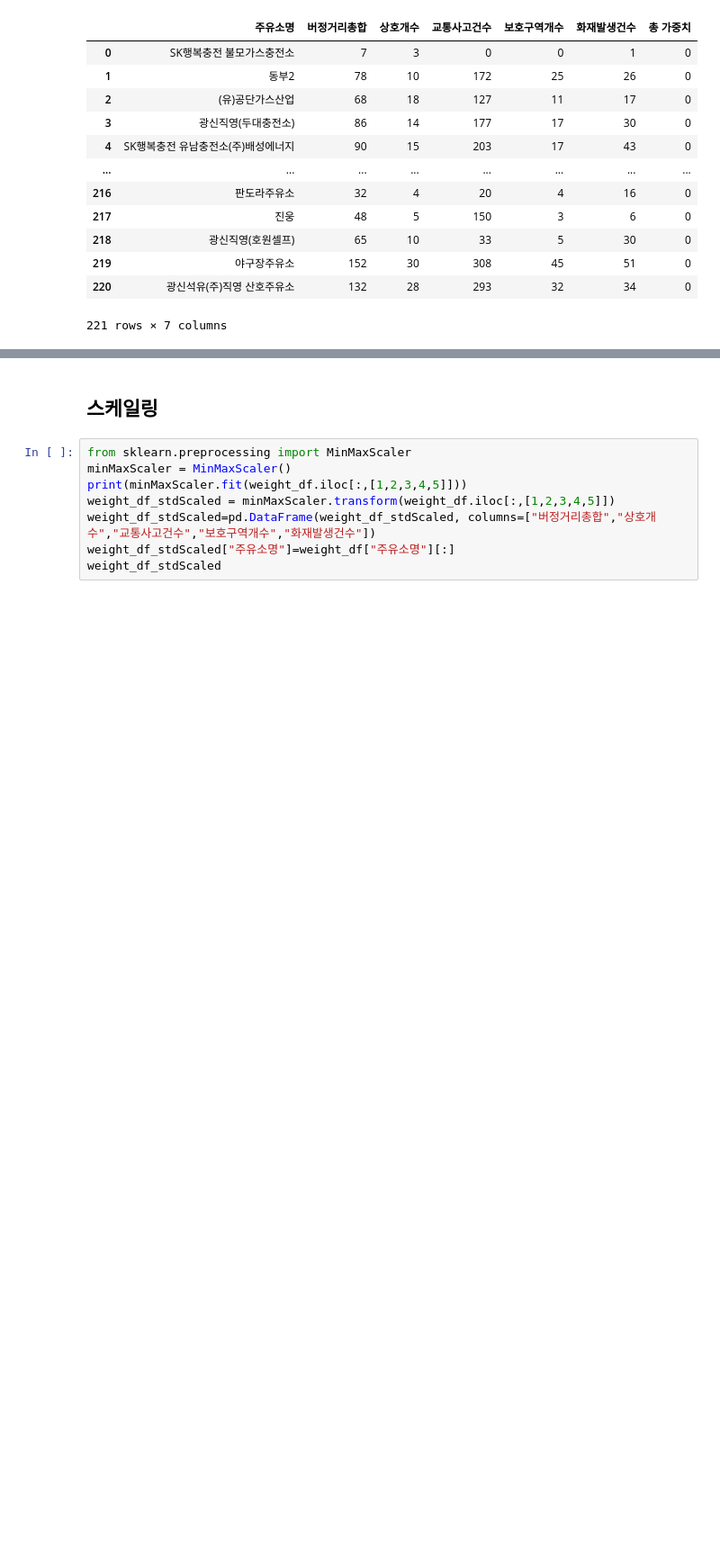
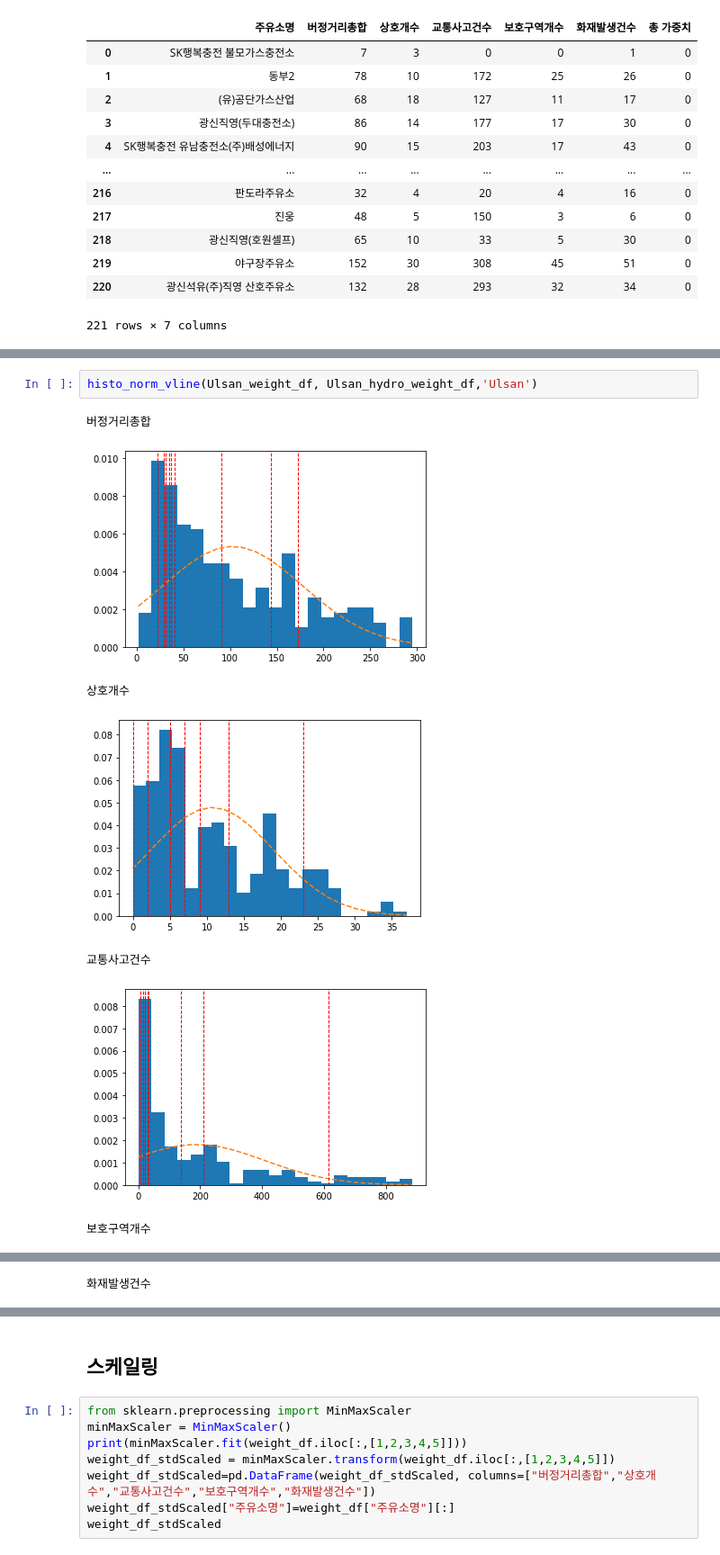
Before and after one commit to NayeonKeum/Jeonju_charging_station-, a Jupyter notebook: ing.ipynb, the cells around one changed output, grey strips where cells are left out. Shown at 90% size. Drawn from its saved outputs; the diff is of its cells as text; blank space fills up the shorter version.

```diff
--- a/ing.ipynb
+++ b/ing.ipynb
@@ -208,0 +309,10 @@ weight_df
+# %%
+histo_norm_vline(Ulsan_weight_df, Ulsan_hydro_weight_df,'Ulsan')
+# %% [output]
+버정거리총합
+[figure, added]
+상호개수
+[figure, added]
+교통사고건수
+[figure, added]
+보호구역개수
@@ -208,0 +320 @@ weight_df
+화재발생건수
```
Also changed, not shown: parts of 11 cells of this notebook.
